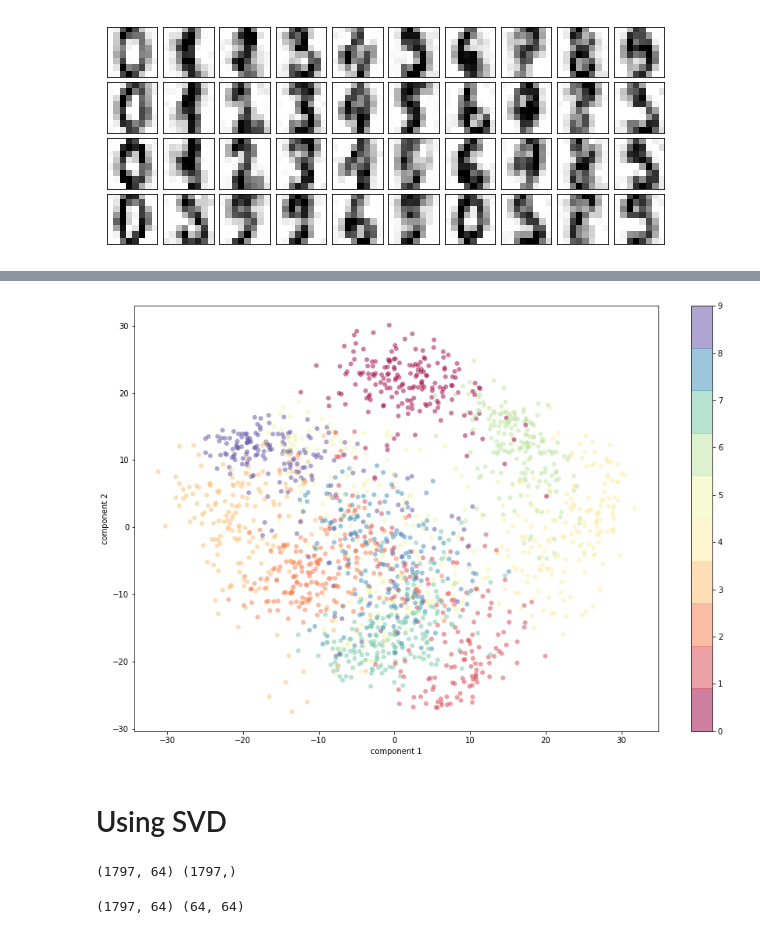
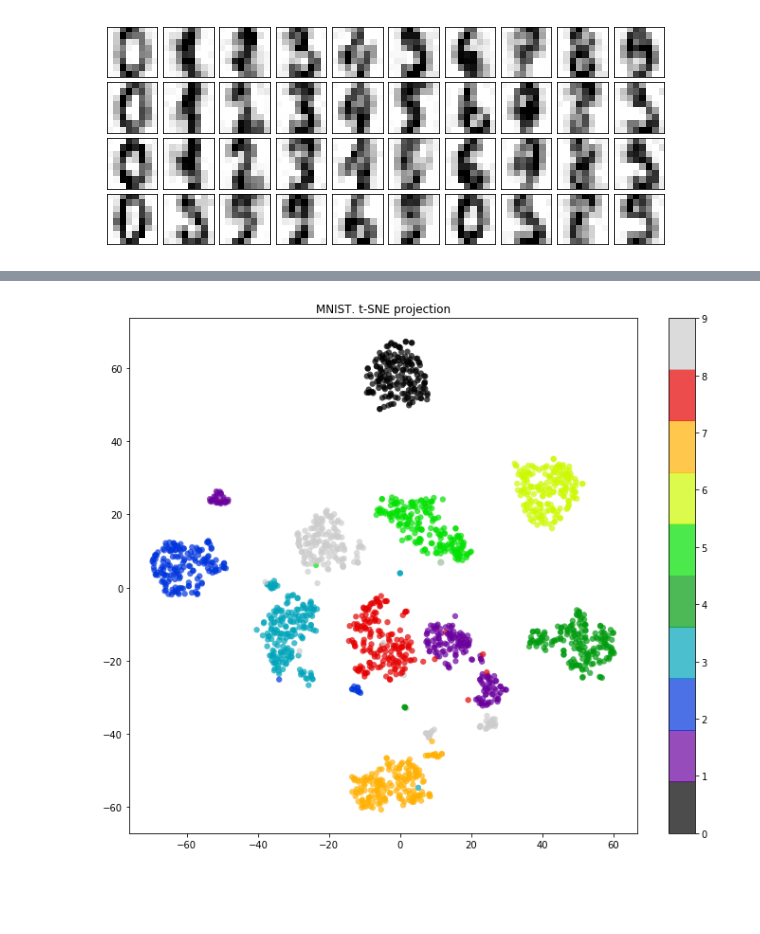
Before and after one commit to adil-rasheed/TK8117, a Jupyter notebook: Lecture4/PCA-Clustering.ipynb, the cells around one changed output, grey strips where cells are left out. Drawn from its saved outputs; the diff is of its cells as text; code cells hidden in the pictures; blank space fills up the shorter version.

```diff
--- a/Lecture4/PCA-Clustering.ipynb
+++ b/Lecture4/PCA-Clustering.ipynb
@@ -158,18 +82,10 @@ a.shape
 # %%
-plt.figure(figsize=(15,10))
-plt.scatter(a[:, 0], -a[:,1],
-            c=y, edgecolor='none', alpha=0.5,
-            cmap=plt.cm.get_cmap('Spectral', 10))
-plt.xlabel('component 1')
-plt.ylabel('component 2')
-plt.colorbar();
+y=digits.target
+plt.figure(figsize=(12,10))
+plt.scatter(X_tsne[:, 0], X_tsne[:, 1], c=y,
+            edgecolor='none', alpha=0.7, s=40,
+            cmap=plt.cm.get_cmap('nipy_spectral', 10))
+plt.colorbar()
+plt.title('MNIST. t-SNE projection');
 # %% [output]
-[figure, old version]
+[figure, new version]
-# %% [markdown]
-# Using SVD
-# %%
-X=digits.data
-y=digits.target
-print(X.shape,y.shape)
-# %% [output]
-(1797, 64) (1797,)
@@ -181,4 +91,0 @@ S1 = np.square(S1)
-# %%
-print(X.shape,V1.shape)
-# %% [output]
-(1797, 64) (64, 64)
```
Also changed, not shown: parts of 22 cells of this notebook, 1 other file.
